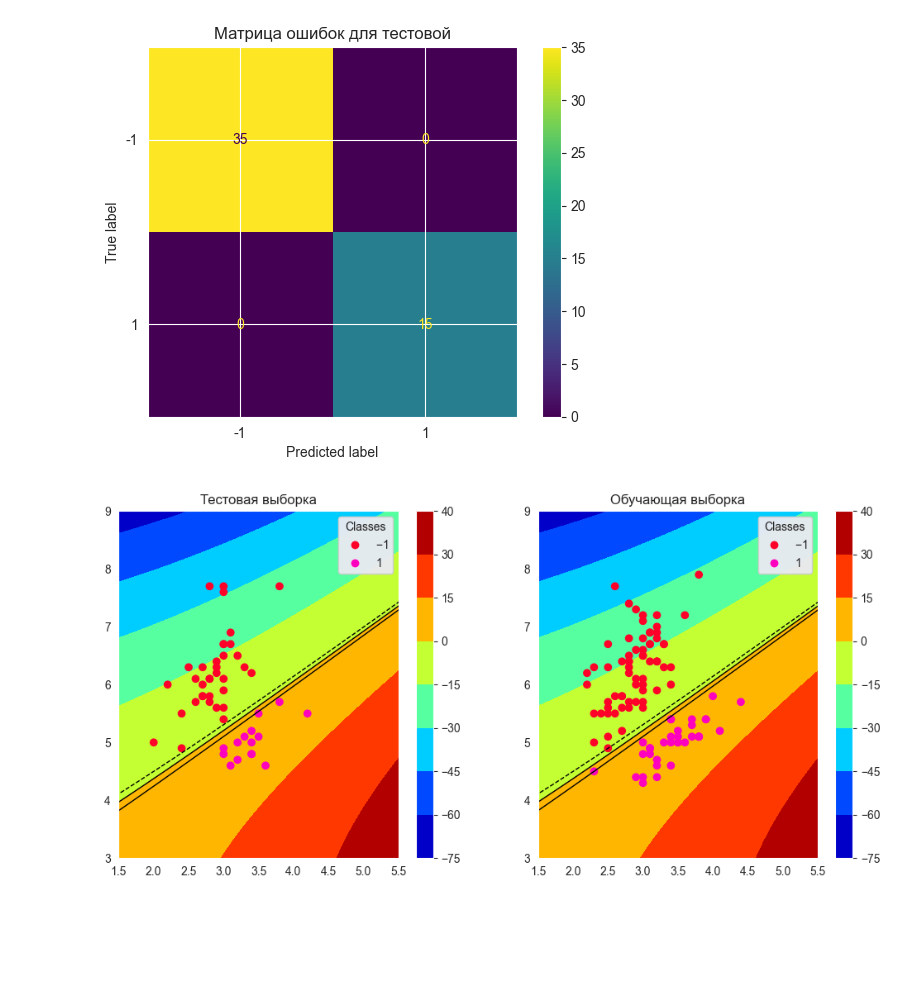
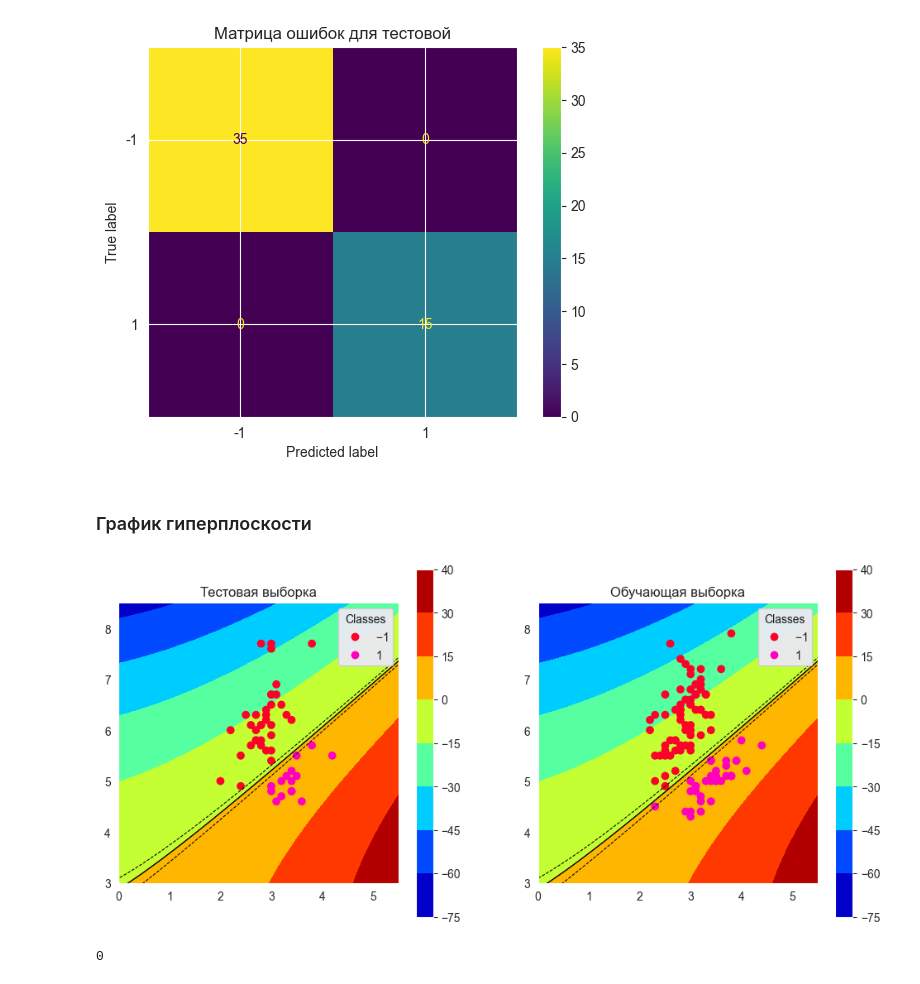
Before and after one commit to J0hnLenin/MachineLearningLabs, a Jupyter notebook: Lab06.ipynb, the cells around one changed output. Drawn from its saved outputs; the diff is of its cells as text; code cells hidden in the pictures; blank space fills up the shorter version.

```diff
--- a/Lab06.ipynb
+++ b/Lab06.ipynb
@@ -184,7 +227,7 @@ class SupportVectorMachine(GradientDescent):#наследуемся от гра
         grad = np.zeros(self.width)
         for i in range(len(y)):
             if 1 - y[i]*np.dot(self.w, X[i, :]) > 0:
-                grad += -y[i] * X[i, :]
+                grad += -y[i] * X[i, :] # вычисление градиента
 
         return 2*self.lambda_*self.w + grad #пока написал корявый градиент пускай хотя бы так считает
 
@@ -192,9 +235,8 @@ class SupportVectorMachine(GradientDescent):#наследуемся от гра
     def calc_q(self): #переопределяем функцию ошибки
         loss_result = self.lambda_*((self.w**2).sum())
         for i in range(self.height):
-            loss_result += max(0, 1 - self.y[i]*np.dot(self.w, self.X[i, :])) #линейное ядро
-        if loss_result == 0:
-            return 0
+            loss_result += max([0], 1 - self.y[i]*np.dot(self.w, self.X[i, :])) #линейное ядро
+
         return loss_result[0]
 
     def predict(self, X): #переопределяем функцию предсказания
@@ -625,7 +722,10 @@ f1: 1.0
 # %%
 class QuadraSupportVectorMachine(SupportVectorMachine):#наследуемся от градиентного спуска
-
-    def to_3(self, X = None):
+    def init_r(self):
+        qsvm.width = 6 #переопределим количество признаков
+        qsvm.to_new_r() #переведем их в пятимерное пространство
+        qsvm.w = np.array([1, 1, 1, 1, 1, 1]) #зададим новые стартовые веса для этого пространства
+    def to_new_r(self, X = None): #добавляем переход в пятимерное пространство
 
         flag_ = True
         if X is None:
@@ -643,5 +743,5 @@ class QuadraSupportVectorMachine(SupportVectorMachine):#наследуемся
 
     def predict(self, X):
         X =  np.concatenate((np.ones(len(X)).reshape(-1, 1), X), axis=1) #фиктивная единица
-        X = self.to_3(X)
+        X = self.to_new_r(X)
         return np.sign(np.dot(X, self.w).reshape(-1, 1)) #предсказание
@@ -653,3 +752,6 @@ qsvm.w = np.array([1, 1, 1, 1, 1, 1])
+# %%
+qsvm = QuadraSupportVectorMachine(X_train, y_train, h=0.0005, min_iterations=30000) #инициализация метода
+qsvm.init_r() #для перехода в новое пространство
 # %%
 qsvm.fit()
 # %% [output]
@@ -694,49 +786,56 @@ f1: 1.0
  [[35  0]
  [ 0 15]]
 [figure]
+# %% [markdown]
+### График гиперплоскости
 # %%
-x = np.arange(1, 6, 0.05)
-y = np.arange(2, 10, 0.05)
-xgrid, ygrid = np.meshgrid(x, y)
+x1 = np.arange(-10, 15, 0.05)
+x2 = np.arange(-10, 15, 0.05)
+
+
+xgrid, ygrid = np.meshgrid(x1, x2)
+
 w = qsvm.w
 z = w[0] + w[1]*xgrid**2 + w[2]*ygrid**2 + w[3]*xgrid + w[4]*ygrid + w[5]*xgrid*ygrid
-
-
 
 fig = plt.figure(figsize=(12, 12))
 ax = fig.add_subplot(221)
 
-plt.contourf(x, y, z, cmap="jet", levels=[-75, -60, -45, -30, -15, 0, 15, 30, 40])
+plt.contourf(x1, x2, z, cmap="jet", levels=[-75, -60, -45, -30, -15, 0, 15, 30, 40])
 plt.colorbar()
-plt.contour(x, y, z, colors="black", levels=[-1, 0, 1], linewidths=[1, 1, 1])
+plt.contour(x1, x2, z, colors="black", levels=[-1, 0, 1], linewidths=[0.75, 1, 0.75], linestyles=["--", '-', '--'])
+scatter = ax.scatter(X_test[:, 1], X_test[:, 0], c=y_test, cmap="gist_rainbow", marker="o")
+ax.set_aspect('equal', adjustable='box')
 ax.set_title('Тестовая выборка')
-plt.xlim(1.5, 5.5)
-plt.ylim(3, 9)
-scatter = ax.scatter(X_test[:, 1], X_test[:, 0], c=y_test, cmap="gist_rainbow", marker="o")
+plt.xlim(0, 5.5)
+plt.ylim(3, 8.5)
 legend1 = ax.legend(*scatter.legend_elements(),
                     loc="upper right", title="Classes")
-
 ax.add_artist(legend1)
 legend1 = ax.legend(*scatter.legend_elements(),
                     loc="upper right", title="Classes")
 
 ax = fig.add_subplot(222)
 
-plt.xlim(1.5, 5.5)
-plt.ylim(3, 9)
-plt.contourf(x, y, z, cmap="jet", levels=[-75, -60, -45, -30, -15, 0, 15, 30, 40])
+
+plt.contourf(x1, x2, z, cmap="jet", levels=[-75, -60, -45, -30, -15, 0, 15, 30, 40])
 plt.colorbar()
-plt.contour(x, y, z, colors="black", levels=[-1, 0, 1], linewidths=[1, 1, 1])
+plt.contour(x1, x2, z, colors="black", levels=[-1, 0, 1], linewidths=[0.75, 1, 0.75], linestyles=["--", '-', '--'])
+scatter = ax.scatter(X_train[:, 1], X_train[:, 0], c=y_train, cmap="gist_rainbow", marker="o")
+plt.xlim(0, 5.5)
+plt.ylim(3, 8.5)
+ax.set_aspect('equal', adjustable='box')
+ax.set_title('Обучающая выборка')
 
-scatter = ax.scatter(X_train[:, 1], X_train[:, 0], c=y_train, cmap="gist_rainbow", marker="o")
 legend1 = ax.legend(*scatter.legend_elements(),
                     loc="upper right", title="Classes")
 ax.add_artist(legend1)
 
 
-ax.set_title('Обучающая выборка')
 plt.show()
 # %% [output]
-[figure, old version]
+[figure, new version]
 # %%
 print(qsvm.q)
+# %% [output]
+0
```
Also changed, not shown: parts of 45 cells of this notebook.
